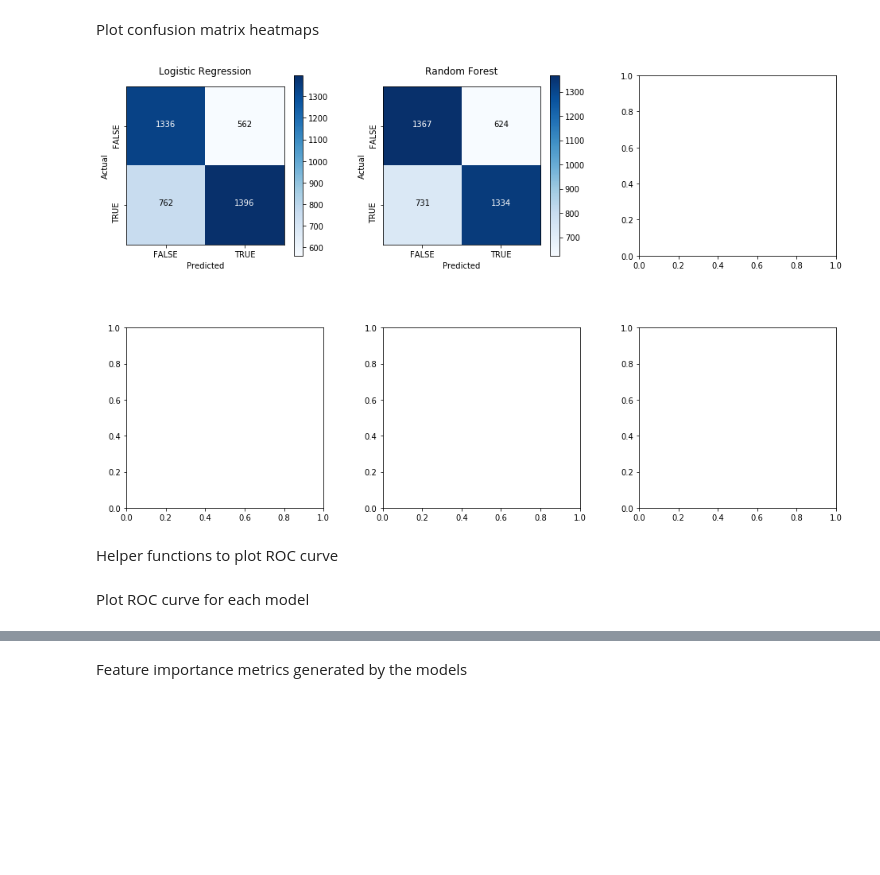
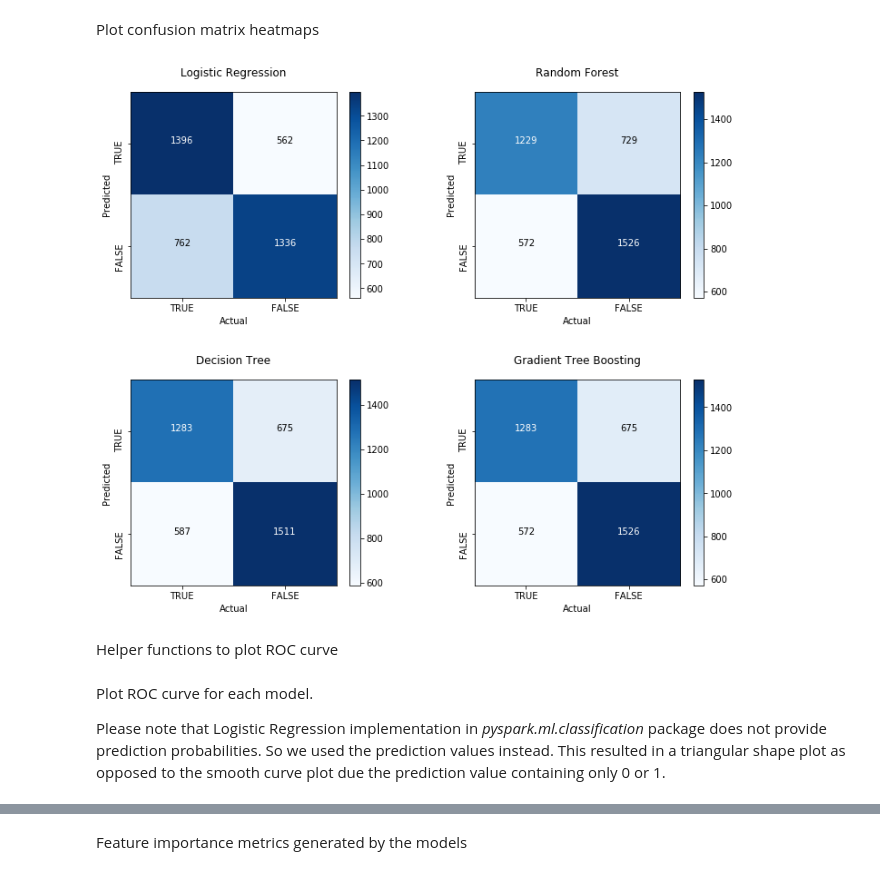
Before and after one commit to adjo446/BDAS-Iteration04, a Jupyter notebook: crash.ipynb, the cells around one changed output, grey strips where cells are left out. Drawn from its saved outputs; the diff is of its cells as text; code cells hidden in the pictures; blank space fills up the shorter version.

Commit message:
Modelling - Decision Tree and Gradient Tree Boosting

```diff
--- a/crash.ipynb
+++ b/crash.ipynb
@@ -546,19 +546,27 @@ Where:
 # %%
 train_data, test_data = final_data.randomSplit([0.7, 0.3], seed = 722)
 # %%
-from pyspark.ml.classification import LogisticRegression, DecisionTreeClassifier, RandomForestClassifier
+from pyspark.ml.classification import LogisticRegression, DecisionTreeClassifier, RandomForestClassifier, GBTClassifier
 
 # Initialise models
 LR = LogisticRegression(featuresCol = "features", labelCol = "FATAL_OR_SERIOUS")
 RF = RandomForestClassifier(featuresCol = "features", labelCol = "FATAL_OR_SERIOUS")
+DT = DecisionTreeClassifier(featuresCol = "features", labelCol = "FATAL_OR_SERIOUS")
+GBC = GBTClassifier(featuresCol = "features", labelCol = "FATAL_OR_SERIOUS")
+
 
 # Train models
-LR_model = Pipeline(stages = [LR]).fit(train_data)
+#LR_model = Pipeline(stages = [LR]).fit(train_data)
+LR_model = LR.fit(train_data)
 RF_model = RF.fit(train_data)
+DT_model = DT.fit(train_data)
+GBC_model = GBC.fit(train_data)
 
 # Predictions
 LR_pred = LR_model.transform(test_data)
 RF_pred = RF_model.transform(test_data)
+DT_pred = DT_model.transform(test_data)
+GBC_pred = GBC_model.transform(test_data)
 # %%
 # Evaluations
 from pyspark.ml.evaluation import BinaryClassificationEvaluator, MulticlassClassificationEvaluator
@@ -600,17 +640,15 @@ model_metrics
 # %% [markdown]
 Helper functions to plot confusion matrix heatmap
 # %%
-# Generates a 2x2 array containing confusion matrix values in the following order [[TN, FP], [FN, TP]]
+from pyspark.mllib.evaluation import MulticlassMetrics
+
+# Generates confusion matrix
 def generate_cm(pred):
-    cm_rdd = pred.select("FATAL_OR_SERIOUS", "prediction").rdd.zipWithIndex().countByKey()
+    cm_rdd = pred.select("prediction", "FATAL_OR_SERIOUS").rdd.map(
+        lambda x: (float(x["prediction"]), float(x["FATAL_OR_SERIOUS"]))
+    )
     # Get the values
-    cm = list(cm_rdd.values())
-
-    # Re-order list to follow [TN, FP, FN, TP]
-    cm = [cm[3], cm[0], cm[1], cm[2]]
-
-    # Transform 1D list to 2D array
-    cm = np.reshape(cm, (-1, 2))
+    cm = MulticlassMetrics(cm_rdd).confusionMatrix().toArray()
 
     return cm
 
@@ -618,8 +656,8 @@ def generate_cm(pred):
 def plot_cm(cm, code, ax, fig):
     im = ax.matshow(cm, cmap = "Blues")
 
-    ax.set_xlabel("Predicted")
-    ax.set_ylabel("Actual")
+    ax.set_xlabel("Actual")
+    ax.set_ylabel("Predicted")
     ax.set_title(
         model_metrics[model_metrics["Code"] == code]["Model"].item()\
         if code in model_metrics["Code"].values\
@@ -627,9 +665,9 @@ def plot_cm(cm, code, ax, fig):
     )
 
     ax.set_xticks([0, 1])
-    ax.set_xticklabels(["FALSE", "TRUE"])
+    ax.set_xticklabels(["TRUE", "FALSE"])
     ax.set_yticks([0, 1])
-    ax.set_yticklabels(["FALSE", "TRUE"])
+    ax.set_yticklabels(["TRUE", "FALSE"])
 
     ax.tick_params(
         axis = "x",
@@ -662,18 +700,22 @@ Confusion matrices for each model
 # %%
 LR_cm = generate_cm(LR_pred)
 RF_cm = generate_cm(RF_pred)
+DT_cm = generate_cm(DT_pred)
+GBC_cm = generate_cm(GBC_pred)
 # %% [markdown]
 Plot confusion matrix heatmaps
 # %%
-fig, ax = plt.subplots(nrows = 2, ncols = 3, figsize=(16, 10))
+fig, ax = plt.subplots(nrows = 2, ncols = 2, figsize=(12, 10))
 plt.subplots_adjust(wspace = 0.3, hspace = 0.4)
 
 plot_cm(LR_cm, "LR", ax[0, 0], fig)
 plot_cm(RF_cm, "RF", ax[0, 1], fig)
+plot_cm(DT_cm, "DT", ax[1, 0], fig)
+plot_cm(GBC_cm, "GBC", ax[1, 1], fig)
 
 plt.show()
 # %% [output]
-[figure, old version]
+[figure, new version]
 # %% [markdown]
 Helper functions to plot ROC curve
 # %%
@@ -699,8 +747,10 @@ def plot_roc_curve(pred, plt, code):
     y_val = [x[1] for x in roc]
     lbl = "{}, AUC={:.3f}".format(code, model_metrics[model_metrics["Code"] == code]["AUC"].item())
     plt.plot(x_val, y_val, label = lbl)
-# %% [markdown]
-Plot ROC curve for each model
+# %% [markdown]
+Plot ROC curve for each model.
+
+Please note that Logistic Regression implementation in *pyspark.ml.classification* package does not provide prediction probabilities. So we used the prediction values instead. This resulted in a triangular shape plot as opposed to the smooth curve plot due the prediction value containing only 0 or 1.
 # %%
 plt.figure(figsize = (10, 10))
 
```
Also changed, not shown: parts of 7 cells of this notebook.
